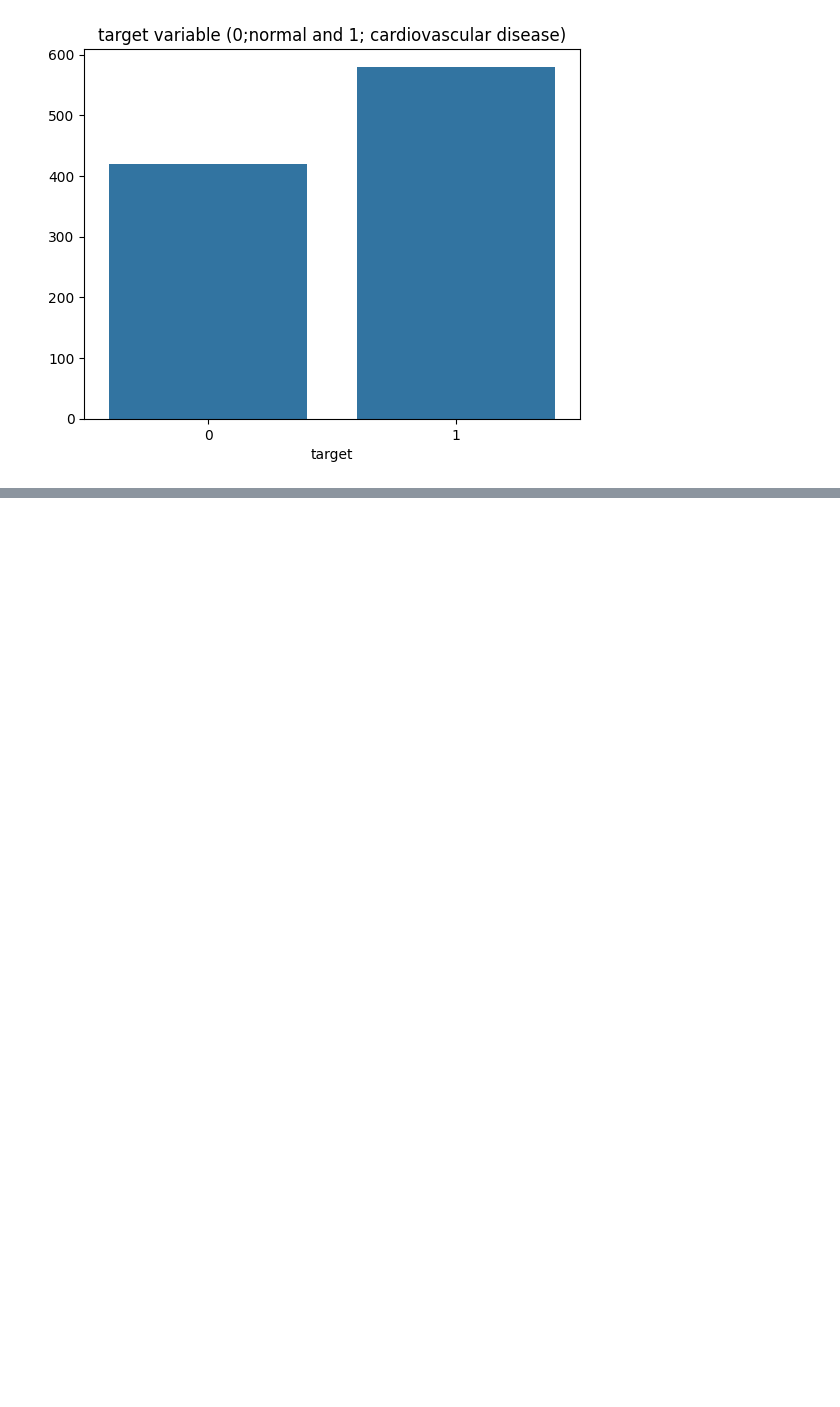
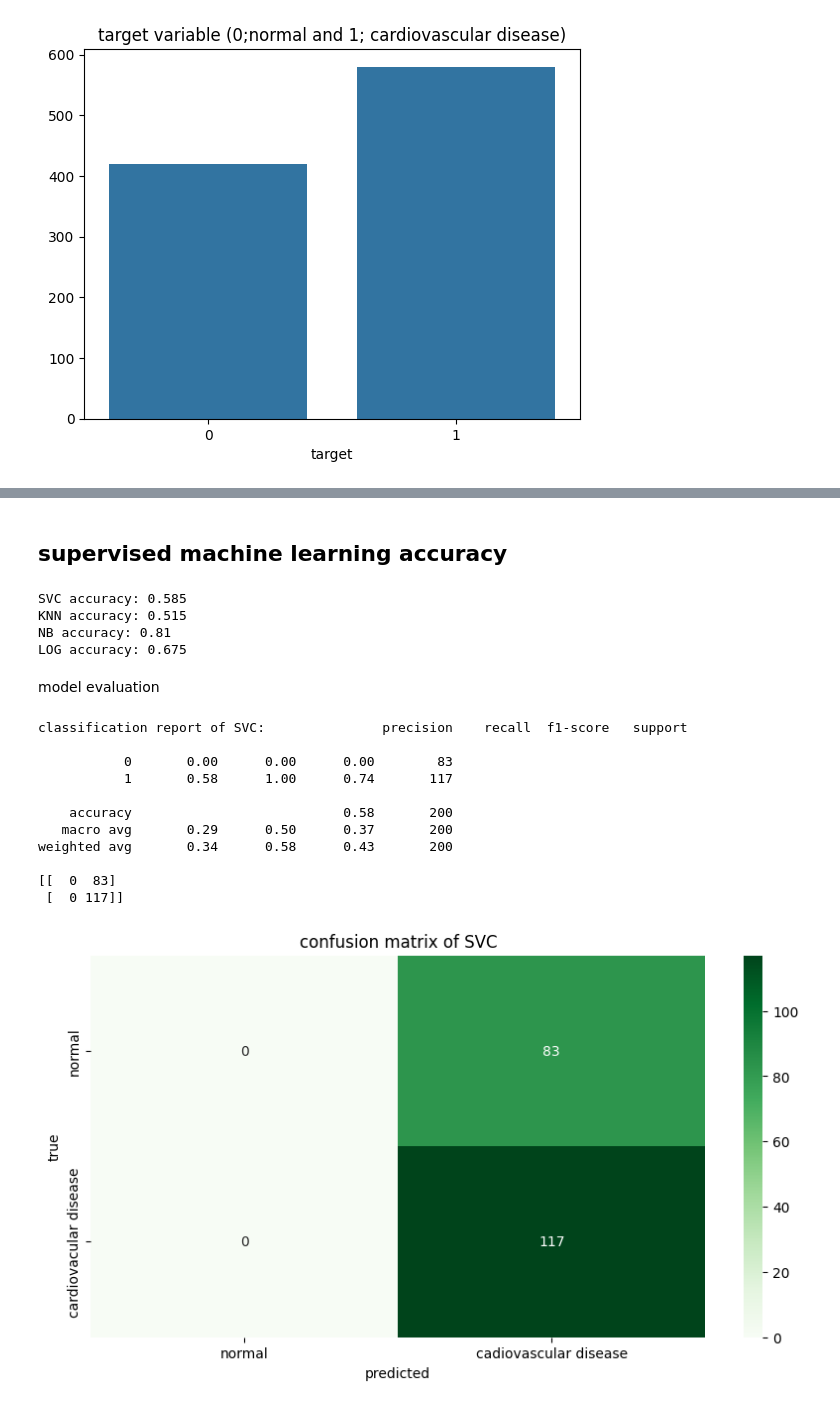
Before and after one commit to Teegee2000/cardiovascular-disease-predictions-leveraging-supervised-and-ensemble-machine-learning-models, a Jupyter notebook: cardiovascular_disease.ipynb, the cells around one changed output, grey strips where cells are left out. Saved outputs shown, nothing was run; the diff lists cells and outputs as text; code cells hidden in the pictures; blank space fills up the shorter version.

Commit message:
training with (80%) and testing with (20%) with supervised machine learning models

```diff
--- a/cardiovascular_disease.ipynb
+++ b/cardiovascular_disease.ipynb
@@ -170,0 +227,2 @@ Name: count, dtype: int64
+# %%
+X_train, X_test, y_train, y_test=train_test_split(X,y, test_size=0.2, random_state=42)
@@ -170,0 +235,10 @@ Name: count, dtype: int64
+# %%
+svm= SVC()
+knn = KNeighborsClassifier()
+nb = GaussianNB()
+log = LogisticRegression()
+# %%
+svm= svm.fit(X_train, y_train)
+knn = knn.fit(X_train, y_train)
+nb = nb.fit(X_train, y_train)
+log = log.fit(X_train, y_train)
@@ -170,0 +253,5 @@ Name: count, dtype: int64
+# %%
+SVC_pred =  svm.predict(X_test)
+KNN_pred = knn.predict(X_test)
+NB_pred = nb.predict(X_test)
+LOG_pred = log.predict(X_test)
@@ -170,0 +290,39 @@ Name: count, dtype: int64
+# %% [markdown]
+## supervised machine learning accuracy
+# %%
+print (f'SVC accuracy: {accuracy_score(y_test, SVC_pred)}')
+print (f'KNN accuracy: {accuracy_score(y_test, KNN_pred)}')
+print (f'NB accuracy: {accuracy_score(y_test, NB_pred)}')
+print (f'LOG accuracy: {accuracy_score(y_test, LOG_pred)}')
+# %% [output]
+SVC accuracy: 0.585
+KNN accuracy: 0.515
+NB accuracy: 0.81
+LOG accuracy: 0.675
+# %% [markdown]
+model evaluation
+# %%
+print (f'classification report of SVC: {classification_report(y_test, SVC_pred)}')
+con_matrix = confusion_matrix(y_test, SVC_pred)
+print (con_matrix)
+
+## plot confusion graph
+plt.figure(figsize=(10,5))
+sns.heatmap(con_matrix, annot=True, fmt='d',cmap='Greens',xticklabels=['normal','cadiovascular disease'], yticklabels=['normal','cardiovacular disease'])
+plt.title('confusion matrix of SVC')
+plt.xlabel('predicted')
+plt.ylabel('true')
+plt.show()
+# %% [output]
+classification report of SVC:               precision    recall  f1-score   support
+
+           0       0.00      0.00      0.00        83
+           1       0.58      1.00      0.74       117
+
+    accuracy                           0.58       200
+   macro avg       0.29      0.50      0.37       200
+weighted avg       0.34      0.58      0.43       200
+
+[[  0  83]
+ [  0 117]]
+[figure, added]
```
Also changed, not shown: parts of 13 cells of this notebook.
